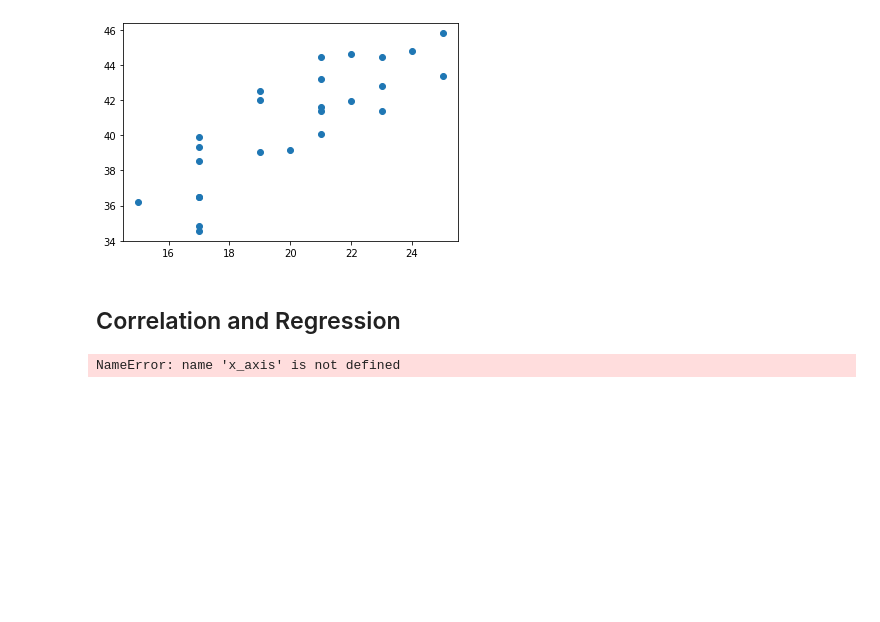
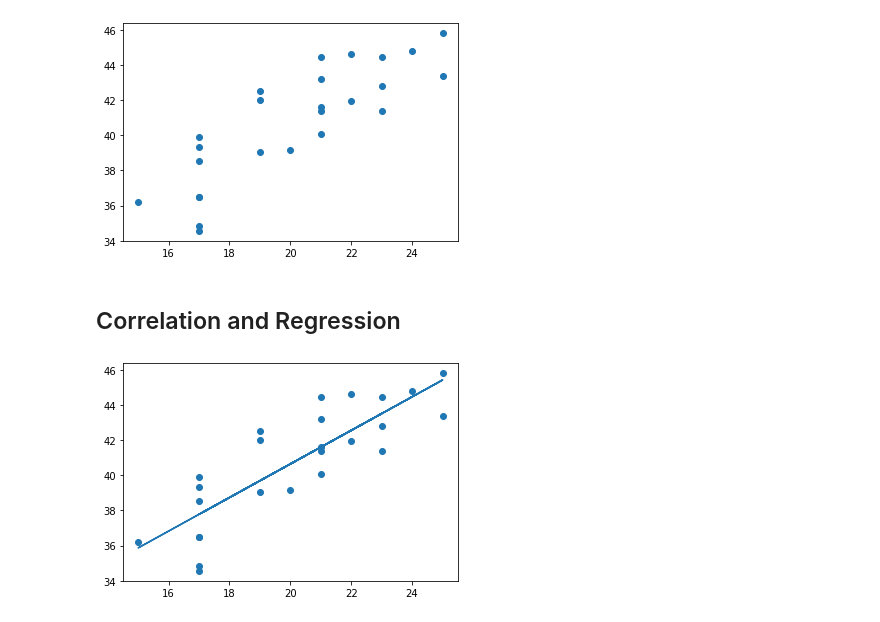
Before and after one commit to TPhillips27/Matplotlib-homework, a Jupyter notebook: Instructions/Pymaceuticals/pymaceuticals_starter.ipynb, the cells around one changed output. Saved outputs shown, nothing was run; the diff lists cells and outputs as text; code cells hidden in the pictures; blank space fills up the shorter version.

```diff
--- a/Instructions/Pymaceuticals/pymaceuticals_starter.ipynb
+++ b/Instructions/Pymaceuticals/pymaceuticals_starter.ipynb
@@ -289,6 +305,7 @@ plt.show()
 # Generate a scatter plot of mouse weight versus average tumor volume for the Capomulin regimen
 capomulin_data = clean_combined_df.loc[clean_combined_df['Drug Regimen']=='Capomulin']
 avg_tumor_per_mouse = capomulin_data.groupby('Mouse ID').mean()
+capomulin_data = avg_tumor_per_mouse
 
 x_axis = avg_tumor_per_mouse['Weight (g)']
 y_axis = avg_tumor_per_mouse['Tumor Volume (mm3)']
@@ -298,20 +315,17 @@ plt.scatter(x_axis, y_axis)
 [figure]
 # %% [markdown]
 ## Correlation and Regression
-# %%
-# Calculate the correlation coefficient and linear regression model
-# for mouse weight and average tumor volume for the Capomulin regimen
-from scipy.stats import linregress
-# x_axis = clean_combined_df['Weight (g)']
-# (slope, intercept, rvalue, pvalue, stderr) = linregress(x_values, y_values)
-regress_values = x_axis * slope + intercept
-line_eq = "y = " + str(round(slope,2)) + "x + " + str(round(intercept,2))
-plt.scatter(x_axis,y_axis)
-plt.plot(x_axis,regress_values,"r-")
-# plt.annotate(line_eq,(0,50),fontsize=15,color="red")
-# plt.xlabel('Weight (g)')
-# plt.ylabel('Average Tumor Volume (mm3)')
-print(f"The r-squared is: {rvalue**2}")
-plt.show()
-# %% [output]
-NameError: name 'x_axis' is not defined
+# %%
+# capomulin_data.head()
+# print(capomulin_data.head())
+# Calculate the correlation coefficient and linear regression model
+# for mouse weight and average tumor volume for the Capomulin regimen
+from scipy.stats import linregress
+model = linregress(capomulin_data['Weight (g)'],capomulin_data['Tumor Volume (mm3)'])
+y_value = capomulin_data['Weight (g)'] * model[0] + model[1]
+plt.scatter(capomulin_data['Weight (g)'], capomulin_data['Tumor Volume (mm3)'])
+plt.plot(capomulin_data['Weight (g)'], y_value)
+
+plt.show()
+# %% [output]
+[figure, added]
```
Also changed, not shown: parts of 5 cells of this notebook.
